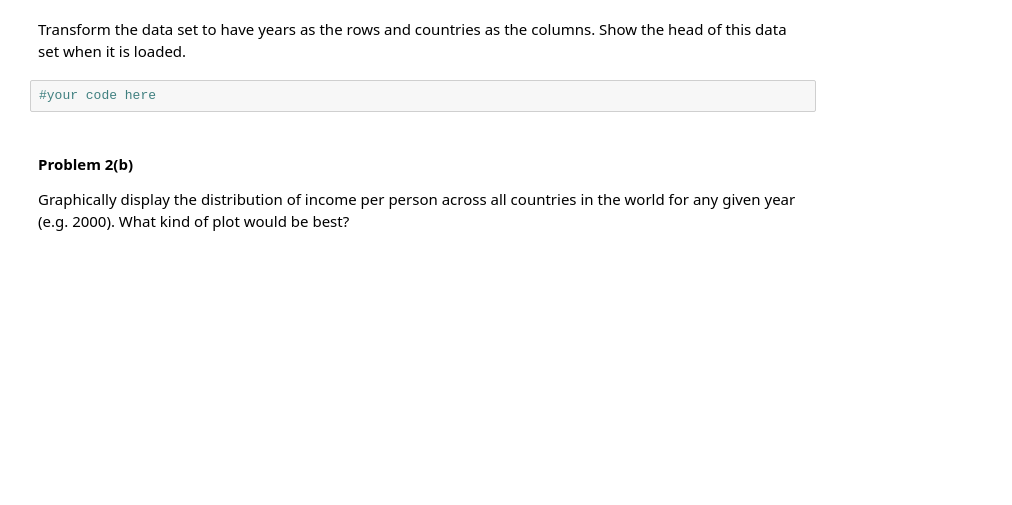
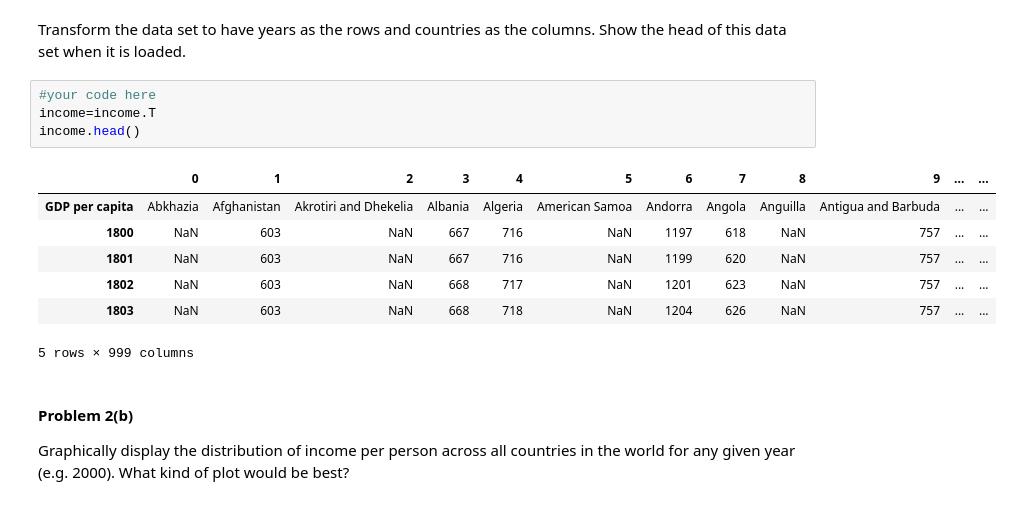
Before and after one commit to AdityaPasari/CS_109, a Jupyter notebook: Homework_2014/HW1/HW1.ipynb, the cells around one changed output. Cells and saved outputs as stored; diff of their text form; blank space fills up the shorter version.

```diff
--- a/Homework_2014/HW1/HW1.ipynb
+++ b/Homework_2014/HW1/HW1.ipynb
@@ -226,6 +232,16 @@ IOError: File Data/indicator gapminder gdp_per_capita_ppp.csv does not exist
 Transform the data set to have years as the rows and countries as the columns. Show the head of this data set when it is loaded.
 # %%
 #your code here
+income=income.T
+income.head()
+# %% [output]
+|  | 0 | 1 | 2 | 3 | 4 | 5 | 6 | 7 | 8 | 9 | ... | ... |
+| GDP per capita | Abkhazia | Afghanistan | Akrotiri and Dhekelia | Albania | Algeria | American Samoa | Andorra | Angola | Anguilla | Antigua and Barbuda | ... | ... |
+| 1800 | NaN | 603 | NaN | 667 | 716 | NaN | 1197 | 618 | NaN | 757 | ... | ... |
+| 1801 | NaN | 603 | NaN | 667 | 716 | NaN | 1199 | 620 | NaN | 757 | ... | ... |
+| 1802 | NaN | 603 | NaN | 668 | 717 | NaN | 1201 | 623 | NaN | 757 | ... | ... |
+| 1803 | NaN | 603 | NaN | 668 | 718 | NaN | 1204 | 626 | NaN | 757 | ... | ... |
+5 rows × 999 columns
 # %% [markdown]
 #### Problem 2(b)
 
```
Also changed, not shown: parts of 2 cells of this notebook, 2 other files.
